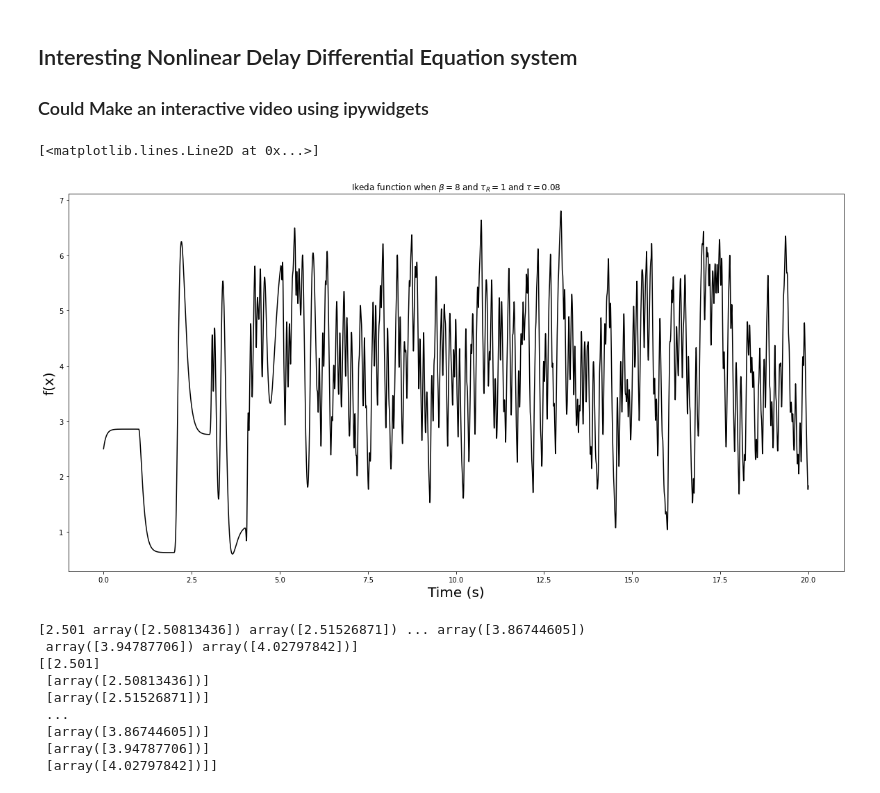
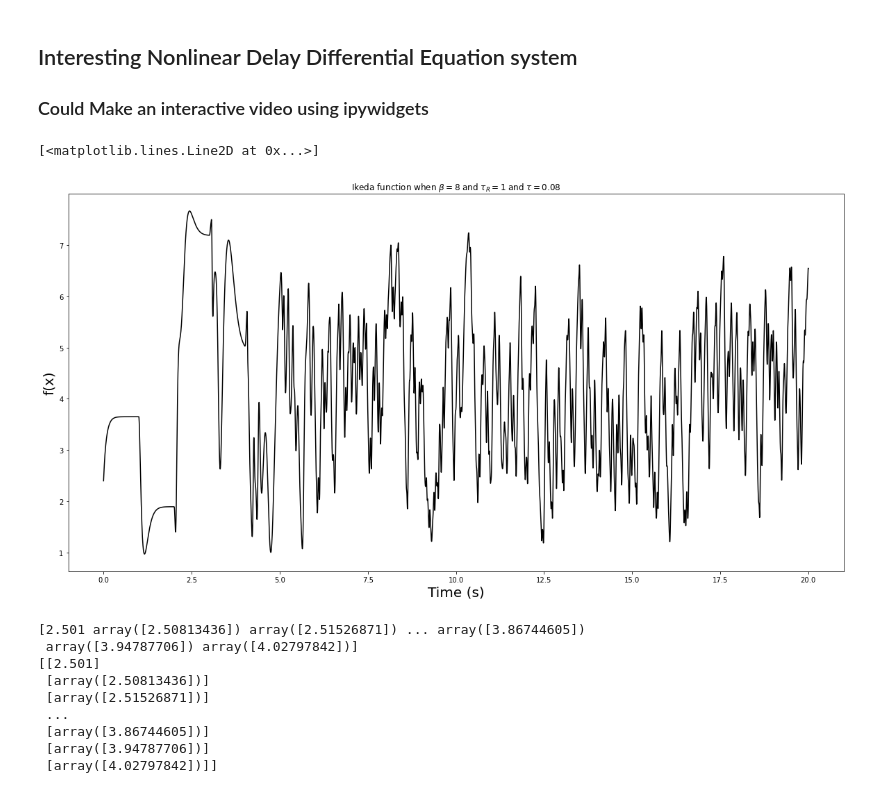
Before and after one commit to ihkim94/Ikeda, a Jupyter notebook: Ikeda_map.ipynb, the cells around one changed output. Saved outputs shown, nothing was run; the diff lists cells and outputs as text; code cells hidden in the pictures.

```diff
--- a/Ikeda_map.ipynb
+++ b/Ikeda_map.ipynb
@@ -182,32 +182,32 @@ plt.plot(tpts, sol, color='k')
 
 ### Could Make an interactive video using ipywidgets
 # %%
-ic = 2.501 ## initial condition
+ic = 2.4 ## initial condition
 delay = 1 ## delay time
 beta = 8 ## intensity of nonlinear function
 tau = 0.08  ## response time
 
 def values_before_zero(t):
     return ic
 
 def model(y, t):
     return (beta/tau)*(np.sin(y(t - delay))**2) - y(t)/tau
 
 def solve(t_min, t_max, nt):
     tpts = np.linspace(t_min, t_max, nt)
     sol = ddeint(model, values_before_zero, tpts)
     return tpts, sol
 
 tpts, sol = solve(0, 20, 10000) ## time input
 
 plt.figure(figsize=(20, 10))
 plt.title(rf'Ikeda function when $\beta = {beta}$ and $\tau_R={delay}$ and $\tau={tau}$')
 plt.xlabel('Time (s)', fontsize=20)
 plt.ylabel('f(x)', fontsize=20)
 plt.plot(tpts, sol, color='k')
 # %% [output]
 [<matplotlib.lines.Line2D at 0x...>]
-[figure, old version]
+[figure, new version]
 # %%
 print(sol)
 print(np.reshape(sol, (10000, 1)))
```
Also changed, not shown: parts of 6 cells of this notebook, 1 other file.
